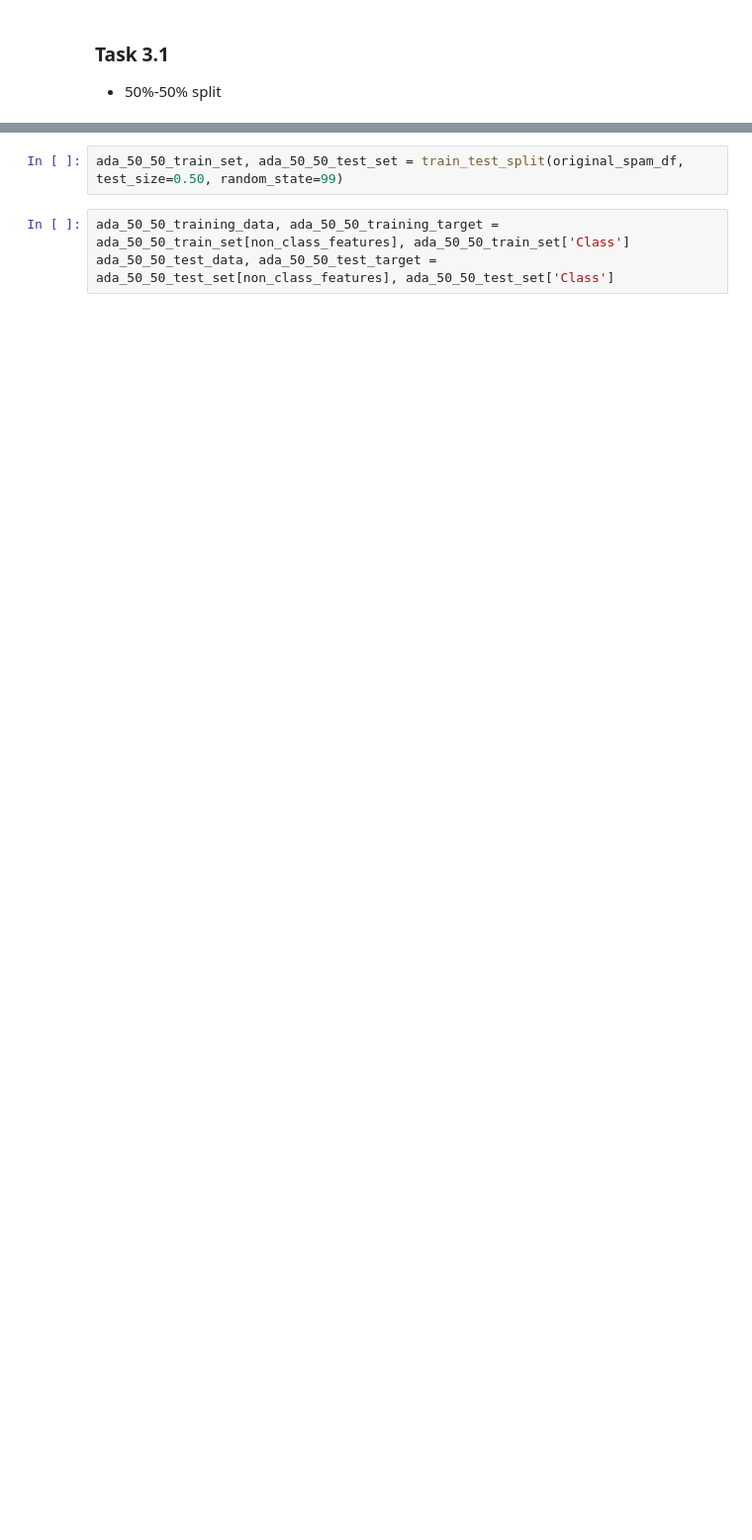
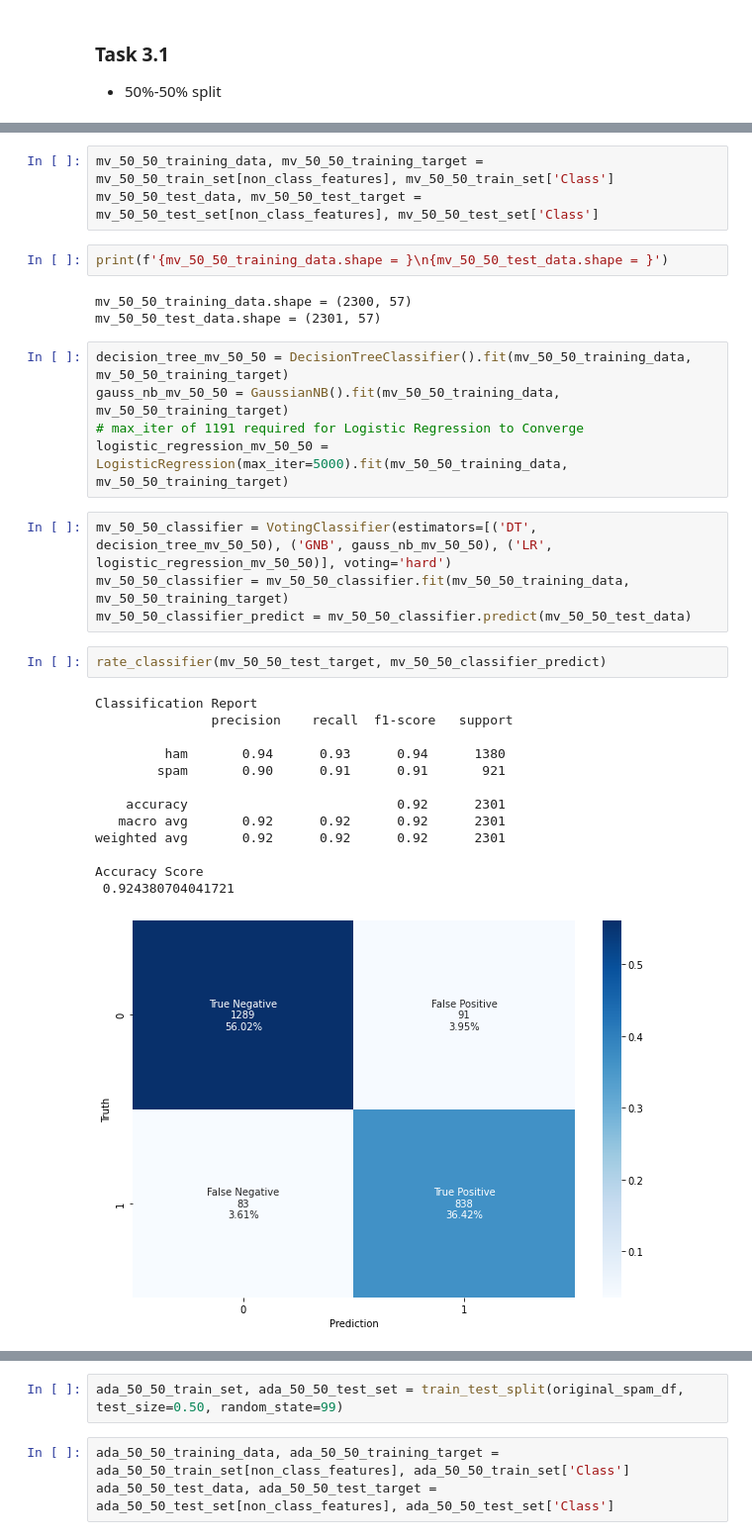
Before and after one commit to BbBot64/Statistics_for_Data_Science, a Jupyter notebook: Project_02/Ortiz_Jason_Project_2_Submission.ipynb, the cells around one changed output, grey strips where cells are left out. Shown: that part at 99% size. Saved outputs shown, nothing was run; the diff lists cells and outputs as text; blank space fills up the shorter version.

```diff
--- a/Project_02/Ortiz_Jason_Project_2_Submission.ipynb
+++ b/Project_02/Ortiz_Jason_Project_2_Submission.ipynb
@@ -238,0 +232,33 @@ ada_80_20_train_set, ada_80_20_test_set = train_test_split(original_spam_df, tes
+# %%
+mv_50_50_training_data, mv_50_50_training_target = mv_50_50_train_set[non_class_features], mv_50_50_train_set['Class']
+mv_50_50_test_data, mv_50_50_test_target = mv_50_50_test_set[non_class_features], mv_50_50_test_set['Class']
+# %%
+print(f'{mv_50_50_training_data.shape = }\n{mv_50_50_test_data.shape = }')
+# %% [output]
+mv_50_50_training_data.shape = (2300, 57)
+mv_50_50_test_data.shape = (2301, 57)
+# %%
+decision_tree_mv_50_50 = DecisionTreeClassifier().fit(mv_50_50_training_data, mv_50_50_training_target)
+gauss_nb_mv_50_50 = GaussianNB().fit(mv_50_50_training_data, mv_50_50_training_target)
+# max_iter of 1191 required for Logistic Regression to Converge
+logistic_regression_mv_50_50 = LogisticRegression(max_iter=5000).fit(mv_50_50_training_data, mv_50_50_training_target)
+# %%
+mv_50_50_classifier = VotingClassifier(estimators=[('DT', decision_tree_mv_50_50), ('GNB', gauss_nb_mv_50_50), ('LR', logistic_regression_mv_50_50)], voting='hard')
+mv_50_50_classifier = mv_50_50_classifier.fit(mv_50_50_training_data, mv_50_50_training_target)
+mv_50_50_classifier_predict = mv_50_50_classifier.predict(mv_50_50_test_data)
+# %%
+rate_classifier(mv_50_50_test_target, mv_50_50_classifier_predict)
+# %% [output]
+Classification Report
+               precision    recall  f1-score   support
+
+         ham       0.94      0.93      0.94      1380
+        spam       0.90      0.91      0.91       921
+
+    accuracy                           0.92      2301
+   macro avg       0.92      0.92      0.92      2301
+weighted avg       0.92      0.92      0.92      2301
+
+Accuracy Score
+ 0.924380704041721
+[figure, added]
```
Also changed, not shown: parts of 57 cells of this notebook.
